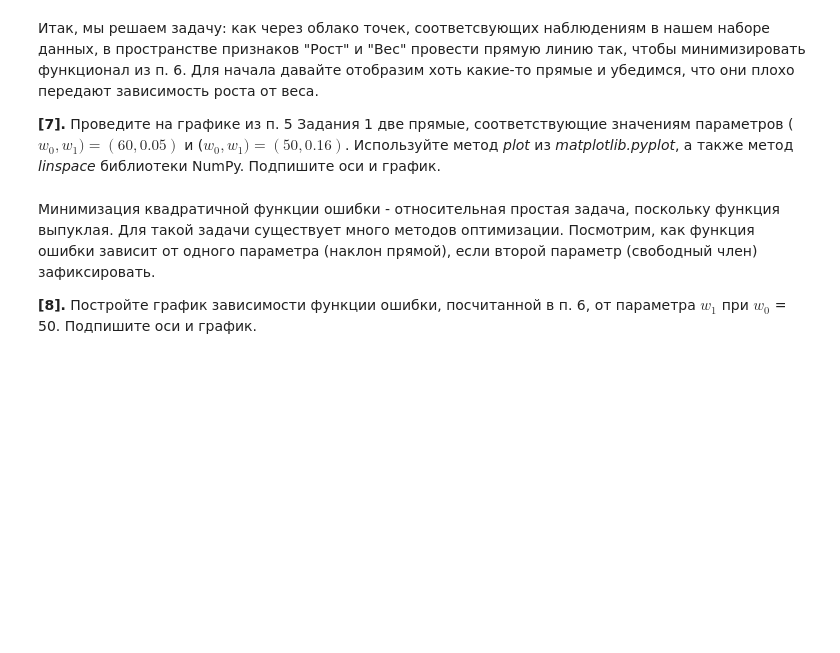
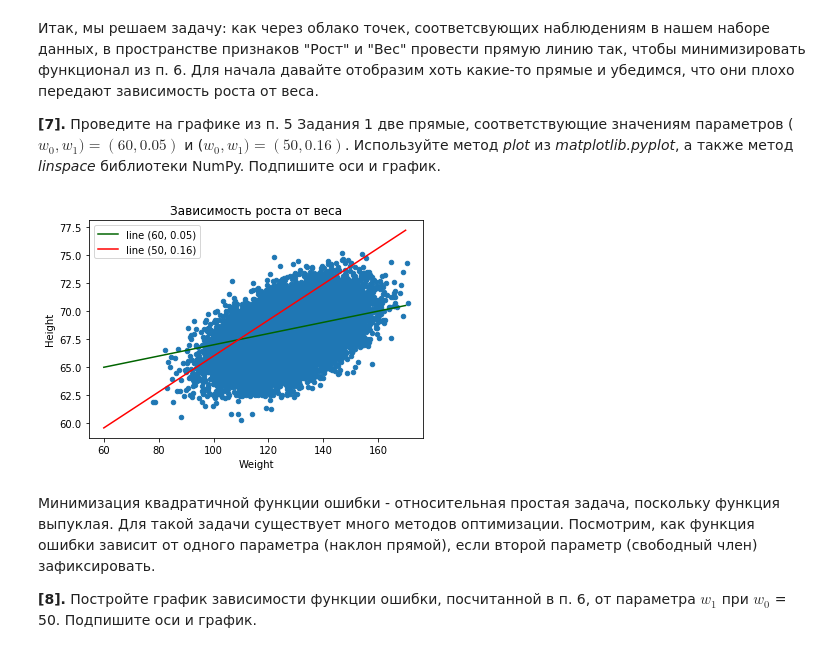
Before and after one commit to sergeymong/Python, a Jupyter notebook: Python for Data Analysis/Course 2/peer_review_linreg_height_weight.ipynb, the cells around one changed output. Drawn from its saved outputs; the diff is of its cells as text; code cells hidden in the pictures; blank space fills up the shorter version.

```diff
--- a/Python for Data Analysis/Course 2/peer_review_linreg_height_weight.ipynb
+++ b/Python for Data Analysis/Course 2/peer_review_linreg_height_weight.ipynb
@@ -155,3 +151,17 @@ def quadratic_error_vec_v2(w0, w1, data):
+# %%
+def y1(x):
+    return 62 + 0.05 * x
+
+def y2(x):
+    return 50 + 0.16 * x
+
+x = np.linspace(60, 170)
+data.plot(kind = 'scatter', x='Weight', y='Height', title='Зависимость роста от веса')
+plt.plot(x, y1(x),color='darkgreen')
+plt.plot(x, y2(x),color='red')
+plt.legend(('line (60, 0.05)', 'line (50, 0.16)'));
+# %% [output]
+[figure, added]
 # %% [markdown]
 Минимизация квадратичной функции ошибки - относительная простая задача, поскольку функция выпуклая. Для такой задачи существует много методов оптимизации. Посмотрим, как функция ошибки зависит от одного параметра (наклон прямой), если второй параметр (свободный член) зафиксировать.
 
```
Also changed, not shown: parts of 17 cells of this notebook, 11 other files.
